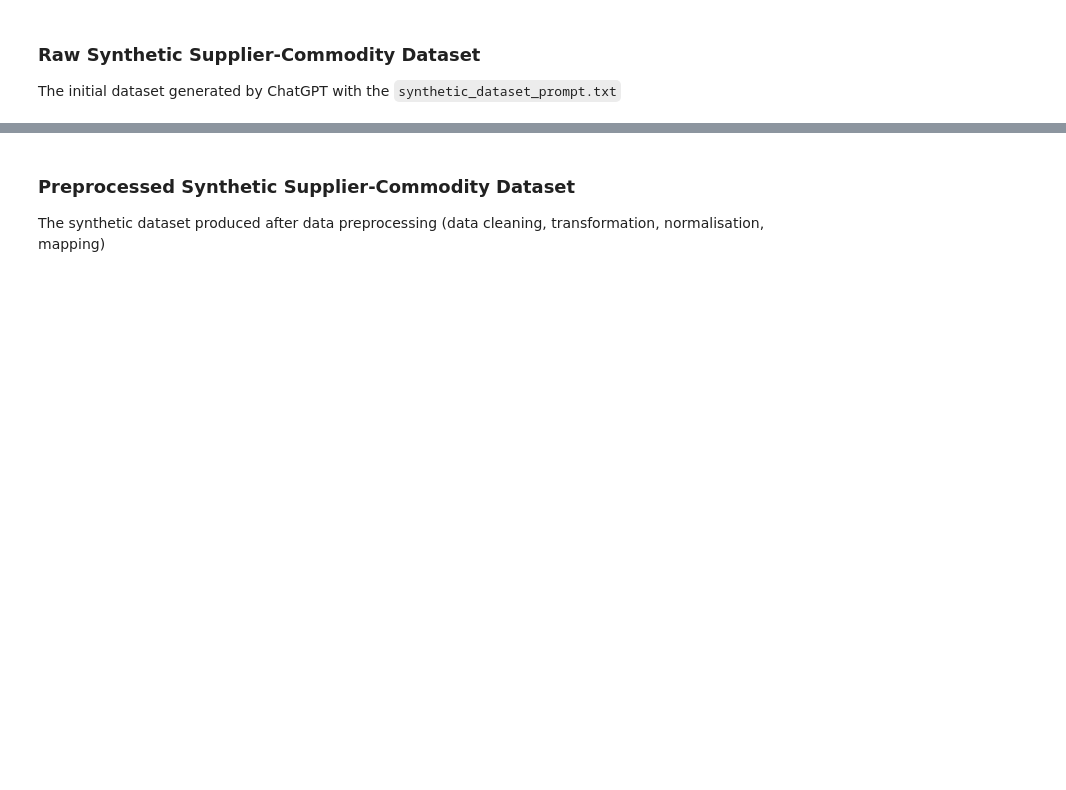
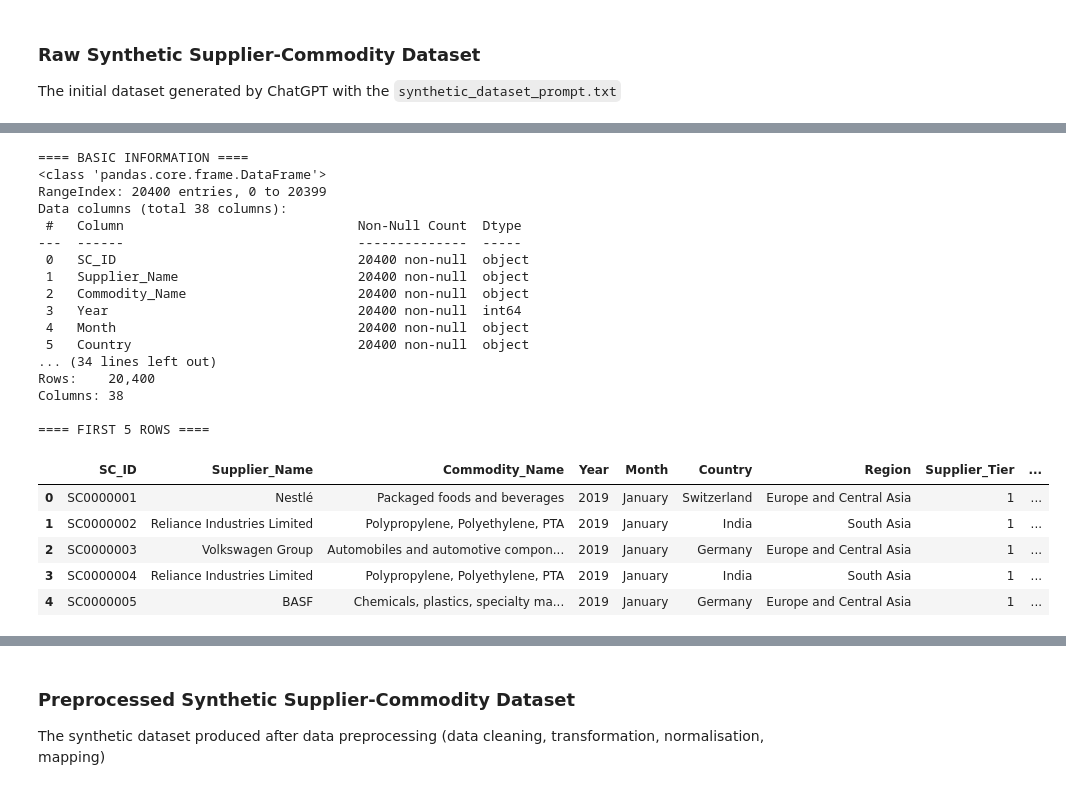
Before and after one commit to ansie27/Final-Year-Project-2025, a Jupyter notebook: notebooks/eda.ipynb, the cells around one changed output, grey strips where cells are left out. Drawn from its saved outputs; the diff is of its cells as text; code cells hidden in the pictures; blank space fills up the shorter version.

```diff
--- a/notebooks/eda.ipynb
+++ b/notebooks/eda.ipynb
@@ -278,0 +31,33 @@ Passing `palette` without assigning `hue` is deprecated and will be removed in v
+# %%
+# Basic information about the generated dataset
+print("==== BASIC INFORMATION ====")
+raw_df.info()
+print(f"Rows:    {raw_df.shape[0]:,}")
+print(f"Columns: {raw_df.shape[1]}")
+
+print("\n==== FIRST 5 ROWS ====")
+raw_df.head(5)
+# %% [output]
+==== BASIC INFORMATION ====
+<class 'pandas.core.frame.DataFrame'>
+RangeIndex: 20400 entries, 0 to 20399
+Data columns (total 38 columns):
+ #   Column                              Non-Null Count  Dtype
+---  ------                              --------------  -----
+ 0   SC_ID                               20400 non-null  object
+ 1   Supplier_Name                       20400 non-null  object
+ 2   Commodity_Name                      20400 non-null  object
+ 3   Year                                20400 non-null  int64
+ 4   Month                               20400 non-null  object
+ 5   Country                             20400 non-null  object
+... (34 lines left out)
+Rows:    20,400
+Columns: 38
+
+==== FIRST 5 ROWS ====
+|  | SC_ID | Supplier_Name | Commodity_Name | Year | Month | Country | Region | Supplier_Tier | ... |
+| 0 | SC0000001 | Nestlé | Packaged foods and beverages | 2019 | January | Switzerland | Europe and Central Asia | 1 | ... |
+| 1 | SC0000002 | Reliance Industries Limited | Polypropylene, Polyethylene, PTA | 2019 | January | India | South Asia | 1 | ... |
+| 2 | SC0000003 | Volkswagen Group | Automobiles and automotive compon... | 2019 | January | Germany | Europe and Central Asia | 1 | ... |
+| 3 | SC0000004 | Reliance Industries Limited | Polypropylene, Polyethylene, PTA | 2019 | January | India | South Asia | 1 | ... |
+| 4 | SC0000005 | BASF | Chemicals, plastics, specialty ma... | 2019 | January | Germany | Europe and Central Asia | 1 | ... |
```
Also changed, not shown: parts of 12 cells of this notebook, 8 other files.
